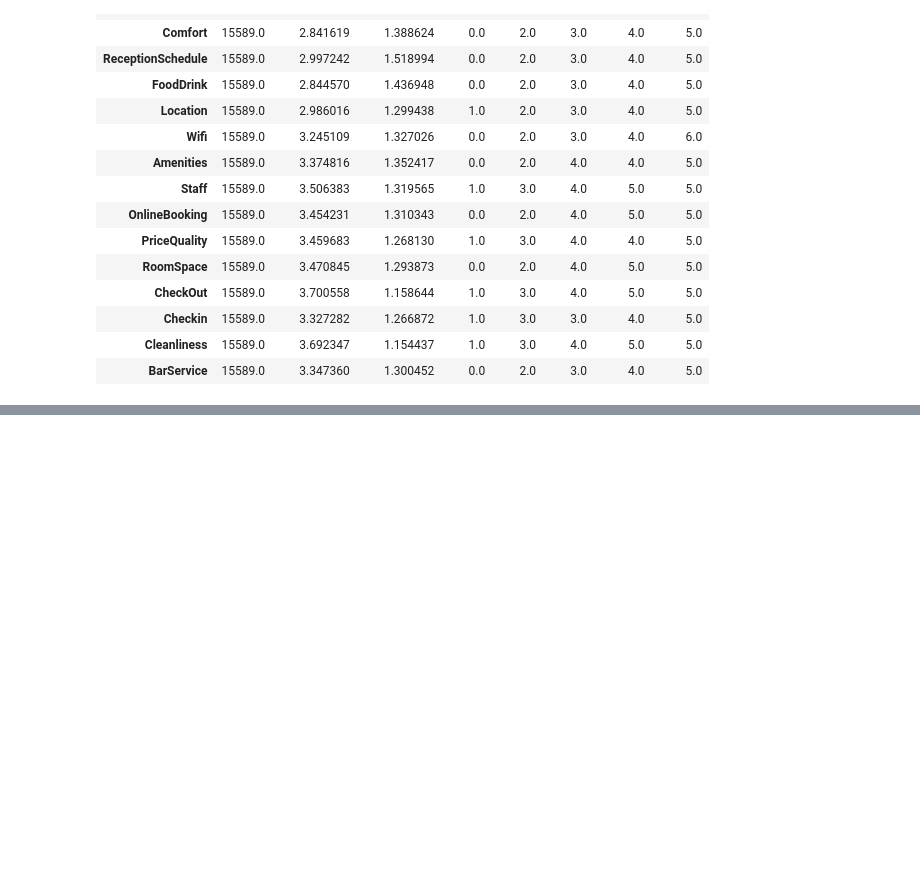
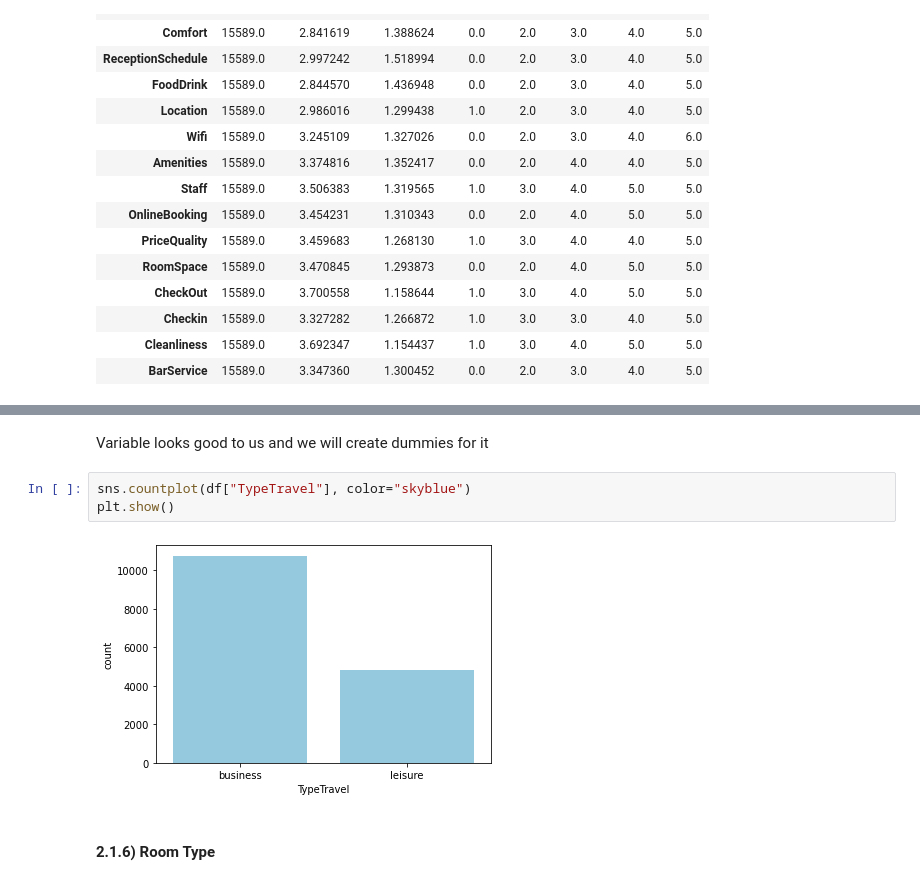
Before and after one commit to vascopombo/DSProject, a Jupyter notebook: P2/Project.ipynb, the cells around one changed output, grey strips where cells are left out. Saved outputs shown, nothing was run; the diff lists cells and outputs as text; blank space fills up the shorter version.

```diff
--- a/P2/Project.ipynb
+++ b/P2/Project.ipynb
@@ -126,0 +241,9 @@ df['Gender'] = [1 if i == 'Mr.' else 0 for i in df["Name"].str[:3]]
+# %% [markdown]
+Variable looks good to us and we will create dummies for it
+# %%
+sns.countplot(df["TypeTravel"], color="skyblue")
+plt.show()
+# %% [output]
+[figure, added]
+# %% [markdown]
+#### 2.1.6) Room Type
```
Also changed, not shown: parts of 112 cells of this notebook, 2 other files.
